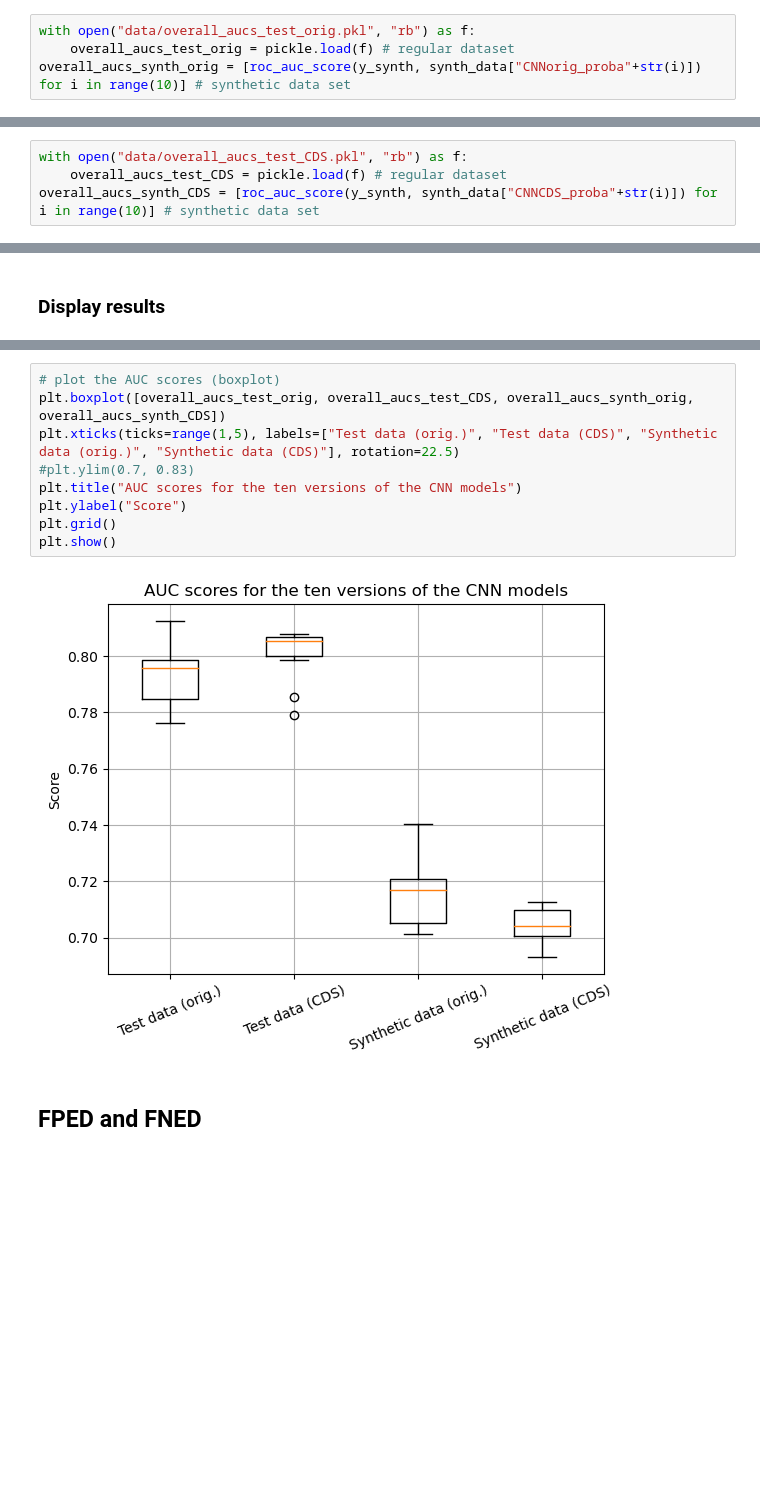
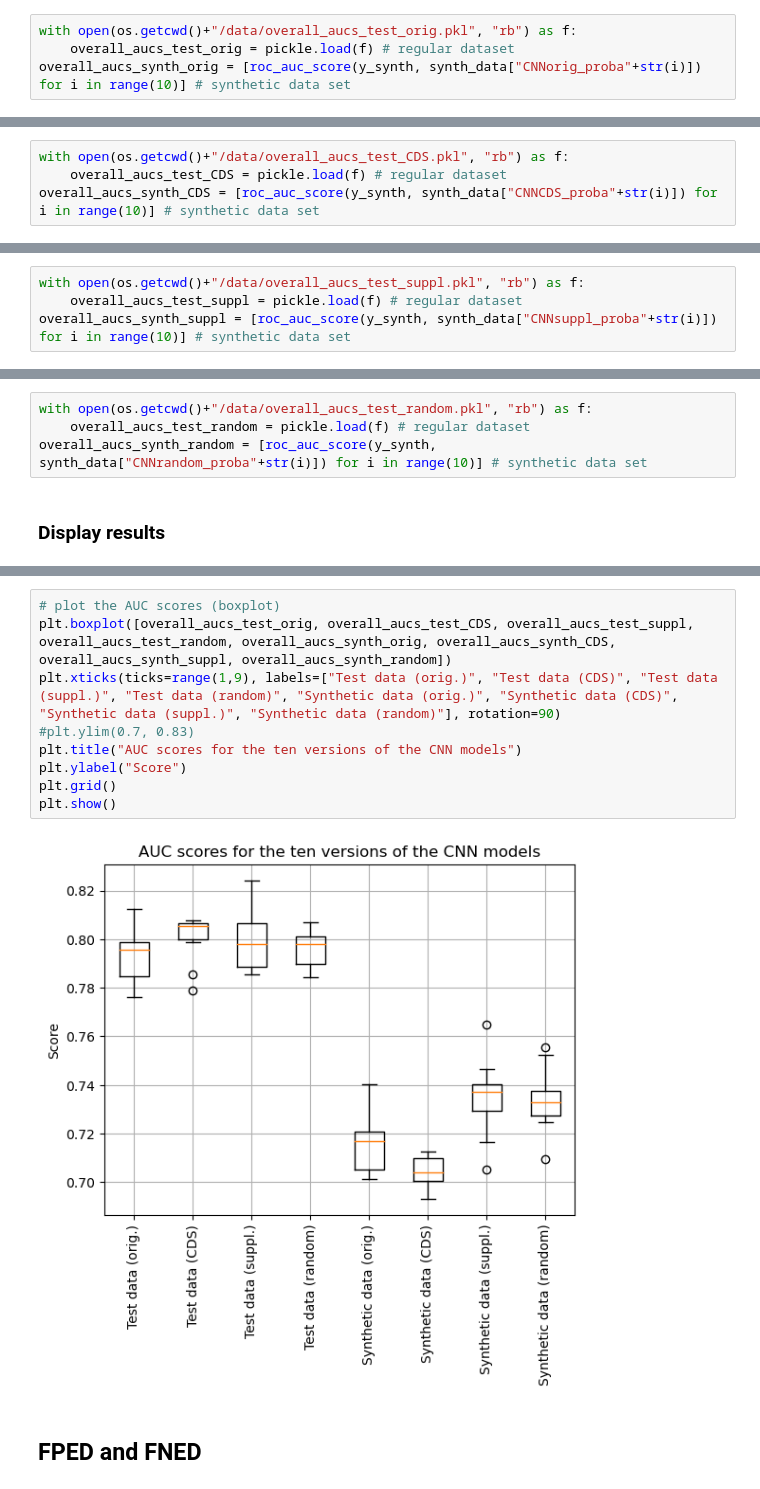
Before and after one commit to MajaMittag/gender-bias_da, a Jupyter notebook: toxicity_detection/unintended_bias_analysis.ipynb, the cells around one changed output, grey strips where cells are left out. Saved outputs shown, nothing was run; the diff lists cells and outputs as text; blank space fills up the shorter version.

```diff
--- a/toxicity_detection/unintended_bias_analysis.ipynb
+++ b/toxicity_detection/unintended_bias_analysis.ipynb
@@ -82,12 +82,12 @@ overall_aucs_synth_baseline = roc_auc_score(y_synth, synth_data["baseline_proba"
 # %% [markdown]
 ### Original CNN
 # %%
-with open("data/overall_aucs_test_orig.pkl", "rb") as f:
+with open(os.getcwd()+"/data/overall_aucs_test_orig.pkl", "rb") as f:
     overall_aucs_test_orig = pickle.load(f) # regular dataset
 overall_aucs_synth_orig = [roc_auc_score(y_synth, synth_data["CNNorig_proba"+str(i)]) for i in range(10)] # synthetic data set
 # %% [markdown]
 ### CDS CNN
 # %%
-with open("data/overall_aucs_test_CDS.pkl", "rb") as f:
+with open(os.getcwd()+"/data/overall_aucs_test_CDS.pkl", "rb") as f:
     overall_aucs_test_CDS = pickle.load(f) # regular dataset
 overall_aucs_synth_CDS = [roc_auc_score(y_synth, synth_data["CNNCDS_proba"+str(i)]) for i in range(10)] # synthetic data set
@@ -93,0 +96,4 @@ overall_aucs_synth_CDS = [roc_auc_score(y_synth, synth_data["CNNCDS_proba"+str(i
+# %%
+with open(os.getcwd()+"/data/overall_aucs_test_suppl.pkl", "rb") as f:
+    overall_aucs_test_suppl = pickle.load(f) # regular dataset
+overall_aucs_synth_suppl = [roc_auc_score(y_synth, synth_data["CNNsuppl_proba"+str(i)]) for i in range(10)] # synthetic data set
@@ -94,3 +102,7 @@ overall_aucs_synth_CDS = [roc_auc_score(y_synth, synth_data["CNNCDS_proba"+str(i
+# %%
+with open(os.getcwd()+"/data/overall_aucs_test_random.pkl", "rb") as f:
+    overall_aucs_test_random = pickle.load(f) # regular dataset
+overall_aucs_synth_random = [roc_auc_score(y_synth, synth_data["CNNrandom_proba"+str(i)]) for i in range(10)] # synthetic data set
 # %% [markdown]
 ### Display results
 # %%
@@ -185,14 +229,14 @@ plt.show()
 # %%
 # plot the AUC scores (boxplot)
-plt.boxplot([overall_aucs_test_orig, overall_aucs_test_CDS, overall_aucs_synth_orig, overall_aucs_synth_CDS])
-plt.xticks(ticks=range(1,5), labels=["Test data (orig.)", "Test data (CDS)", "Synthetic data (orig.)", "Synthetic data (CDS)"], rotation=22.5)
+plt.boxplot([overall_aucs_test_orig, overall_aucs_test_CDS, overall_aucs_test_suppl, overall_aucs_test_random, overall_aucs_synth_orig, overall_aucs_synth_CDS, overall_aucs_synth_suppl, overall_aucs_synth_random])
+plt.xticks(ticks=range(1,9), labels=["Test data (orig.)", "Test data (CDS)", "Test data (suppl.)", "Test data (random)", "Synthetic data (orig.)", "Synthetic data (CDS)", "Synthetic data (suppl.)", "Synthetic data (random)"], rotation=90)
 #plt.ylim(0.7, 0.83)
 plt.title("AUC scores for the ten versions of the CNN models")
 plt.ylabel("Score")
 plt.grid()
 plt.show()
 # %% [output]
-[figure, old version]
+[figure, new version]
 # %% [markdown]
 ## FPED and FNED
 # %% [markdown]
```
Also changed, not shown: parts of 25 cells of this notebook, 12 other files.
